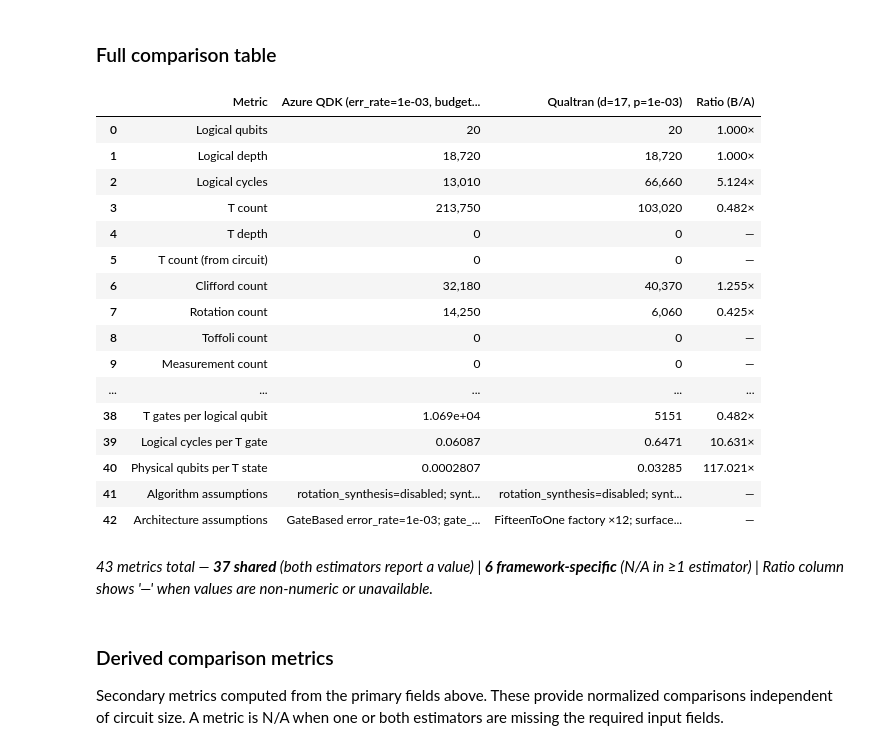
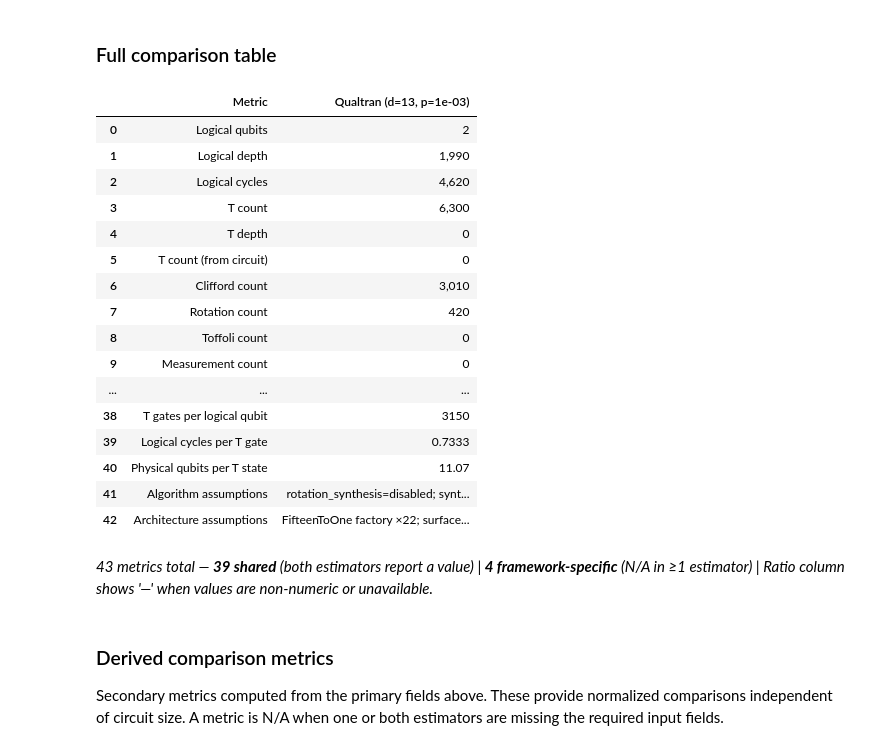
Before and after one commit to KevinLi053/resourceEstimationPipeline, a Jupyter notebook: notebooks/comparison.ipynb, the cells around one changed output. Saved outputs shown, nothing was run; the diff lists cells and outputs as text; code cells hidden in the pictures.

Commit message:
added qdk and Qualtran dev script

```diff
--- a/notebooks/comparison.ipynb
+++ b/notebooks/comparison.ipynb
@@ -205,15 +211,11 @@ The loader uses `read_qiskit_hdf5` to decode the HamLib bytes directly into a
 `SparsePauliOp`, and extracts metadata (`nqubits`, `one_norm`, `terms`) from HDF5
 attributes.
 # %%
-# ── Steps 1-3: cache-aware circuit load via pipeline.run() ─────────────────
-# Decision flow (handled transparently inside the pipeline):
-#   bqskit_<idx>.qasm exists  → load C+T circuit directly; skip build + synthesis
-#   evolved_<idx>.qasm exists → load raw circuit, run BQSKit, save bqskit file
-#   neither exists            → build evolved circuit, save it, run BQSKit, save it
-#
-# Cache directory: data/hamlib/<domain>/<type>/[<subcategory>/]<stem>/
-# Files: evolved_<key_index>.qasm  and  bqskit_<key_index>.qasm
-_pipeline_result = pipeline.run(cfg, run_azure=False, run_qualtran=False)
+# ── Steps 1-3: build circuit fresh (no cache) ──────────────────────────────
+# use_cache=False: always build and transpile from scratch — never reads from
+# or writes to the QASM circuit cache.  This guarantees the comparison cell
+# sees a live circuit and both estimators receive exactly the circuit built here.
+_pipeline_result = pipeline.run(cfg, run_azure=False, run_qualtran=False, use_cache=False)
 
 if _pipeline_result.errors:
     for _step, _msg in _pipeline_result.errors.items():
@@ -221,8 +223,8 @@ if _pipeline_result.errors:
     raise RuntimeError("Pipeline circuit-build step failed — see errors above.")
 
 ham_data    = _pipeline_result.ham_data
-raw_circuit = _pipeline_result.raw_circuit      # None when bqskit cache was hit
-raw_stats   = _pipeline_result.raw_stats        # {}   when bqskit cache was hit
+raw_circuit = _pipeline_result.raw_circuit
+raw_stats   = _pipeline_result.raw_stats
 ct_circuit  = _pipeline_result.clifford_t_circuit
 ct_stats    = _pipeline_result.ct_stats
 qasm_source = _pipeline_result.qasm_source
@@ -601,7 +578,13 @@ qualtran_result = None
 _qualtran_error = None
 
 try:
-    from resourceEstimationPipeline.estimators.qualtran import estimate as qt_estimate
+    if use_multi_round_distillation:
+        from resourceEstimationPipeline.estimators.qualtran_multi_round import estimate as qt_estimate
+        print("Using multi-round (two-round) distillation estimator.")
+    else:
+        from resourceEstimationPipeline.estimators.qualtran import estimate as qt_estimate
+        print("Using standard Qualtran estimator.")
+
     qualtran_result = qt_estimate(ct_circuit, cfg)
     print("Qualtran estimation complete.")
     print(f"  Physical qubits : {qualtran_result.physical_qubits:,}")
@@ -718,8 +687,15 @@ Check the **"Synthesis note"** and **"Algorithm assumptions"** rows in the table
 to see what mode was active for each result.
 # %%
 from resourceEstimationPipeline.compare.metrics import enrich_from_circuit
-azure_result = enrich_from_circuit(azure_result, ct_circuit)
-qualtran_result = enrich_from_circuit(qualtran_result, ct_circuit)
+
+if ct_circuit is not None:
+    if azure_result is not None:
+        azure_result = enrich_from_circuit(azure_result, ct_circuit)
+    if qualtran_result is not None:
+        qualtran_result = enrich_from_circuit(qualtran_result, ct_circuit)
+else:
+    print("WARNING: ct_circuit is None — enrich_from_circuit skipped. Circuit stats will not be back-filled into results.")
+
 available_results = [r for r in [azure_result, qualtran_result] if r is not None]
 
 if not available_results:
@@ -741,40 +717,40 @@ Numeric differences   : 23
 # %%
 if report is not None:
     df = comparison_dataframe(report)
     display(df)
     n_shared = len(report.shared_metrics)
     n_missing = len(report.missing_metrics)
     n_total = len(report.metric_rows)
     display(Markdown(
         f"*{n_total} metrics total — "
         f"**{n_shared} shared** (both estimators report a value) | "
         f"**{n_missing} framework-specific** (N/A in ≥1 estimator) | "
         f"Ratio column shows '—' when values are non-numeric or unavailable.*"
     ))
 else:
     print("(no report — run both estimators first)")
 
-with open("comparison_bert.csv", "w") as f:
+with open("comparison_qualtran_original.csv", "w") as f:
     f.write(df.to_csv(index=False))
 # %% [output]
-|  | Metric | Azure QDK (err_rate=1e-03, budget... | Qualtran (d=17, p=1e-03) | Ratio (B/A) |
-| 0 | Logical qubits | 20 | 20 | 1.000× |
-| 1 | Logical depth | 18,720 | 18,720 | 1.000× |
-| 2 | Logical cycles | 13,010 | 66,660 | 5.124× |
-| 3 | T count | 213,750 | 103,020 | 0.482× |
-| 4 | T depth | 0 | 0 | — |
-| 5 | T count (from circuit) | 0 | 0 | — |
-| 6 | Clifford count | 32,180 | 40,370 | 1.255× |
-| 7 | Rotation count | 14,250 | 6,060 | 0.425× |
-| 8 | Toffoli count | 0 | 0 | — |
-| 9 | Measurement count | 0 | 0 | — |
-| ... | ... | ... | ... | ... |
-| 38 | T gates per logical qubit | 1.069e+04 | 5151 | 0.482× |
-| 39 | Logical cycles per T gate | 0.06087 | 0.6471 | 10.631× |
-| 40 | Physical qubits per T state | 0.0002807 | 0.03285 | 117.021× |
-| 41 | Algorithm assumptions | rotation_synthesis=disabled; synt... | rotation_synthesis=disabled; synt... | — |
-| 42 | Architecture assumptions | GateBased error_rate=1e-03; gate_... | FifteenToOne factory ×12; surface... | — |
+|  | Metric | Qualtran (d=13, p=1e-03) |
+| 0 | Logical qubits | 2 |
+| 1 | Logical depth | 1,990 |
+| 2 | Logical cycles | 4,620 |
+| 3 | T count | 6,300 |
+| 4 | T depth | 0 |
+| 5 | T count (from circuit) | 0 |
+| 6 | Clifford count | 3,010 |
+| 7 | Rotation count | 420 |
+| 8 | Toffoli count | 0 |
+| 9 | Measurement count | 0 |
+| ... | ... | ... |
+| 38 | T gates per logical qubit | 3150 |
+| 39 | Logical cycles per T gate | 0.7333 |
+| 40 | Physical qubits per T state | 11.07 |
+| 41 | Algorithm assumptions | rotation_synthesis=disabled; synt... |
+| 42 | Architecture assumptions | FifteenToOne factory ×22; surface... |
-*43 metrics total — **37 shared** (both estimators report a value) | **6 framework-specific** (N/A in ≥1 estimator) | Ratio column shows '—' when values are non-numeric or unavailable.*
+*43 metrics total — **39 shared** (both estimators report a value) | **4 framework-specific** (N/A in ≥1 estimator) | Ratio column shows '—' when values are non-numeric or unavailable.*
 # %% [markdown]
 ### Derived comparison metrics
 
```
Also changed, not shown: parts of 20 cells of this notebook, 8 other files.
